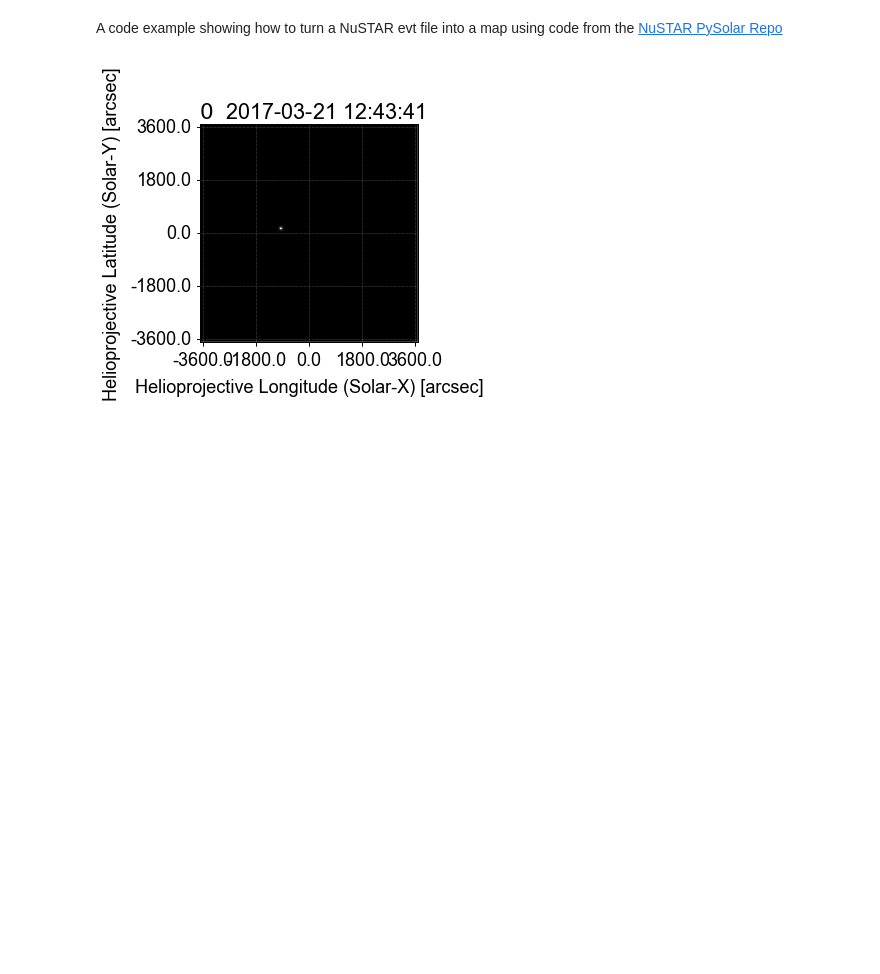
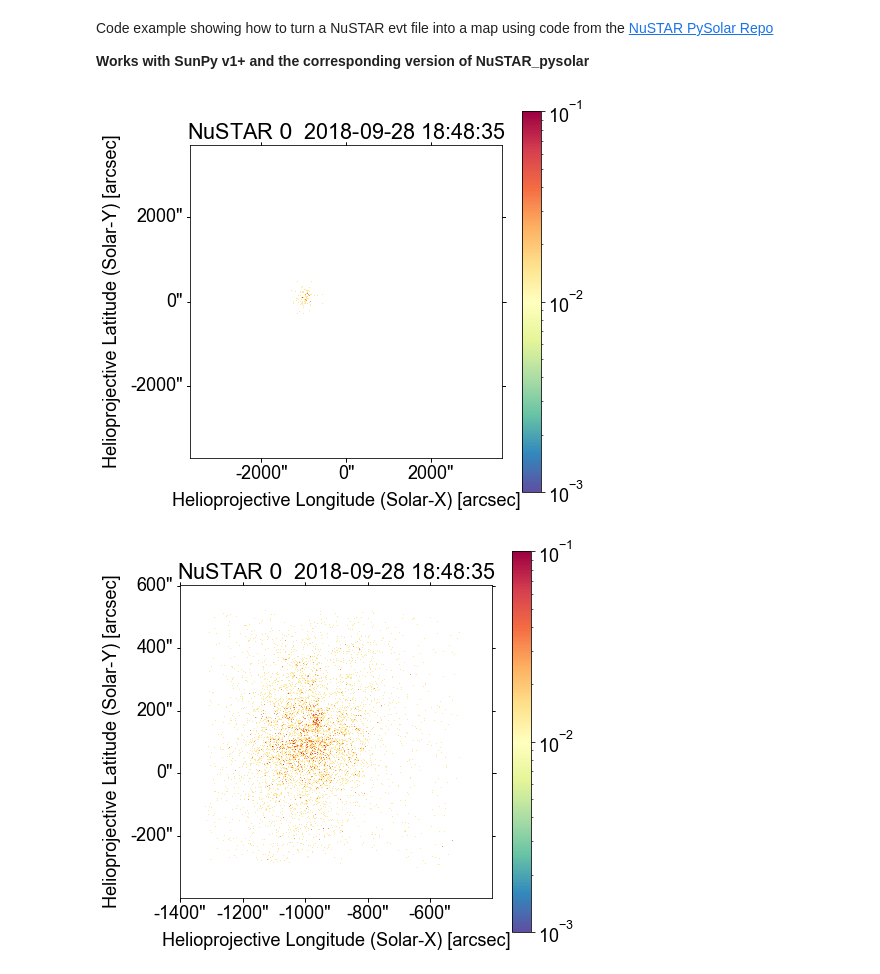
Before and after one commit to ianan/nustar_sac, a Jupyter notebook: python/example_nustar_map.ipynb, the cells around one changed output. Drawn from its saved outputs; the diff is of its cells as text; code cells hidden in the pictures; blank space fills up the shorter version.

```diff
--- a/python/example_nustar_map.ipynb
+++ b/python/example_nustar_map.ipynb
@@ -1,5 +1,7 @@
 # %% [markdown]
-A code example showing how to turn a NuSTAR evt file into a map using code from the [NuSTAR PySolar Repo](https://github.com/NuSTAR/nustar_pysolar)
+Code example showing how to turn a NuSTAR evt file into a map using code from the [NuSTAR PySolar Repo](https://github.com/NuSTAR/nustar_pysolar)
+
+**Works with SunPy v1+ and the corresponding version of NuSTAR_pysolar**
 # %%
 import sys
 from os.path import *
@@ -30,30 +29,0 @@ matplotlib.rcParams['font.size'] = 18
-# %%
-dirin='/Users/iain/data/heasarc_nustar/ns_20170321/20210015001/event_cl/'
-infile = 'nu20210015001A06_cl_sunpos.evt'
-
-# Load in the evt
-hdulist = fits.open(dirin+infile)
-evtdata=hdulist[1].data
-hdr = hdulist[1].header
-hdulist.close()
-
-# Filter the evt file
-cleanevt = nustar.filter.event_filter(evtdata,fpm='B',energy_low=2.5, energy_high=5.0)
-
-# Map the filtered evt, into one corrected for livetime (so units count/s)
-nustar_map = nustar.map.make_sunpy(cleanevt, hdr,norm_map=True)
-
-#Apply a guassian blur to the data to bring out the faint feature
-dd=ndimage.gaussian_filter(nustar_map.data, 4, mode='nearest')
-
-# Tidy things up before plotting
-dmin=1e-3
-dmax=1e1
-dd[dd < dmin]=0
-nm=sunpy.map.Map(dd, nustar_map.meta)
-
-# Immeditate plot to check ok
-nm.plot()
-plt.show()
-# %% [output]
-[figure, removed]
@@ -60 +35,36 @@ plt.show()
+# %%
+# Load in the evt file
+# dirin='/Users/iain/data/heasarc_nustar/ns_20170321/20210015001/event_cl/'
+# infile = 'nu20210015001A06_cl_sunpos.evt'
+dirin=''
+infile = 'nu90410111001A06_cl_sunpos.evt'
+
+# Load in the evt
+hdulist = fits.open(dirin+infile)
+evtdata=hdulist[1].data
+hdr = hdulist[1].header
+hdulist.close()
+# %%
+#  Convert into a sunpy map and plot it
+nustar_map = nustar.map.make_sunpy(evtdata, hdr,norm_map=True)
+
+bl = SkyCoord(-1400*u.arcsec, -400*u.arcsec, frame=nustar_map.coordinate_frame)
+tr = SkyCoord(-400*u.arcsec, 600*u.arcsec, frame=nustar_map.coordinate_frame)
+nustar_submap = nustar_map.submap(bl,tr)
+
+dmin=1e-3
+dmax=1e-1
+
+fig = plt.figure(figsize=(7, 7))
+nustar_map.plot(norm=colors.LogNorm(vmin=dmin,vmax=dmax),cmap=cm.get_cmap('Spectral_r'))
+plt.colorbar()
+plt.show()
+
+fig = plt.figure(figsize=(7, 7))
+nustar_submap.plot(norm=colors.LogNorm(vmin=dmin,vmax=dmax),cmap=cm.get_cmap('Spectral_r'))
+plt.colorbar()
+plt.show()
+# %% [output]
+[figure, added]
+[figure, added]
 # %%
```
Also changed, not shown: parts of 7 cells of this notebook, 5 other files.
